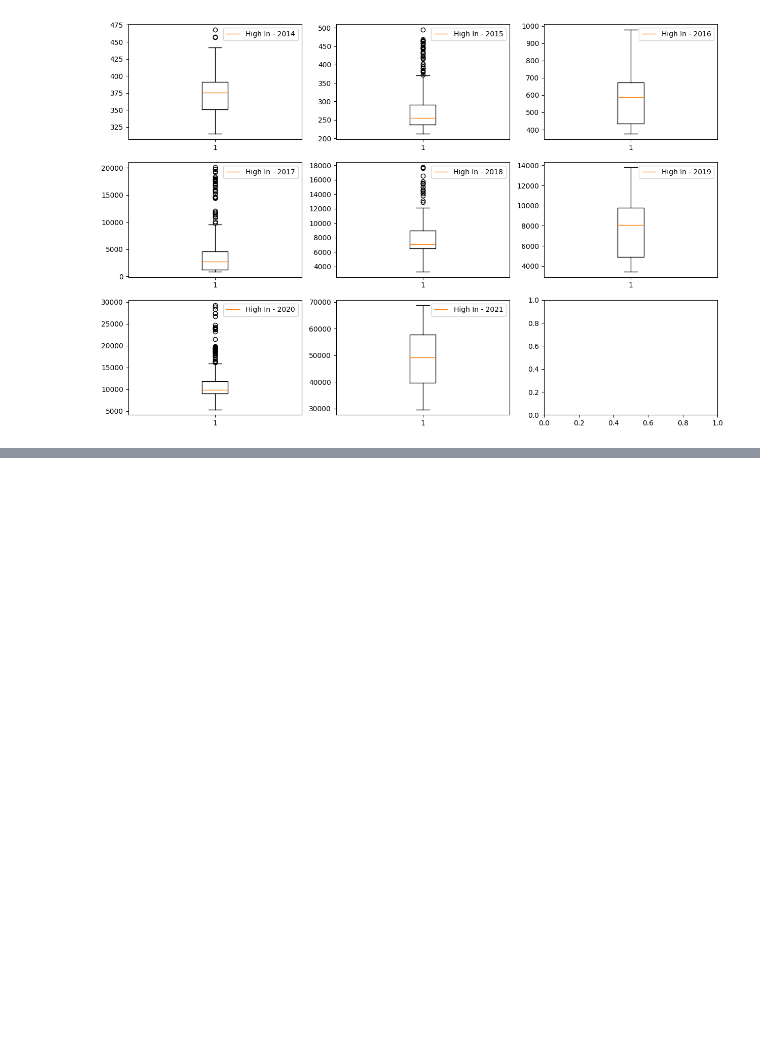
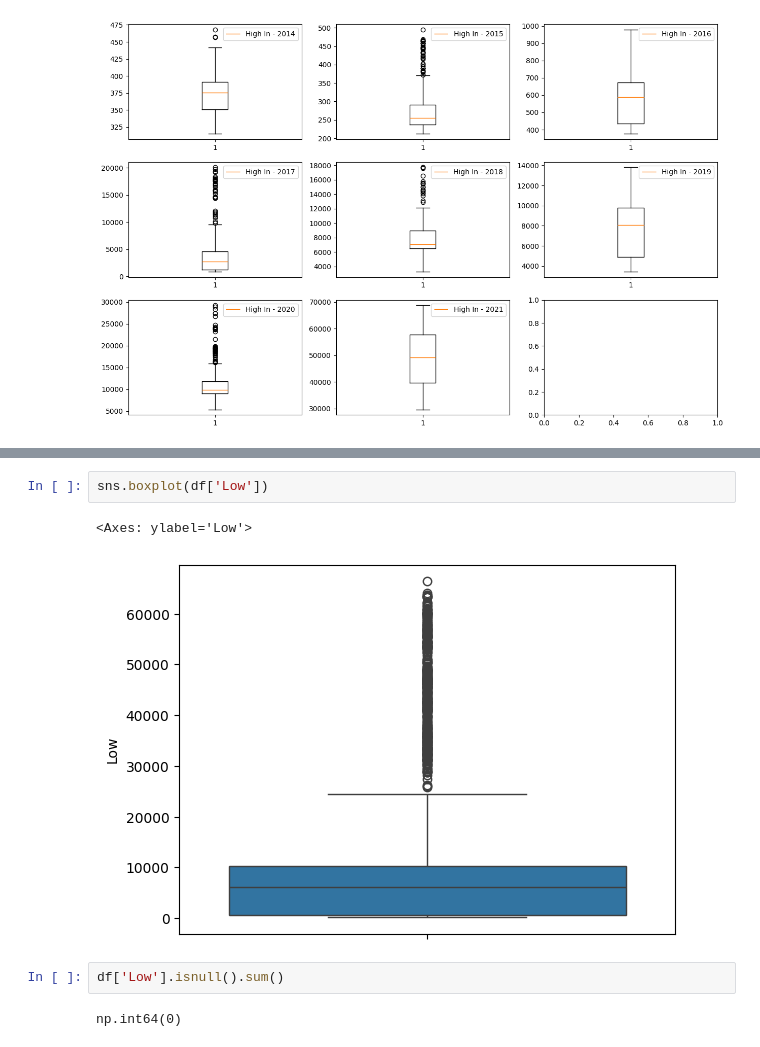
Before and after one commit to saaaaaaaaaaaaaad56/bitcoin-price-prediction, a Jupyter notebook: code.ipynb, the cells around one changed output, grey strips where cells are left out. Cells and saved outputs as stored; diff of their text form; blank space fills up the shorter version.

```diff
--- a/code.ipynb
+++ b/code.ipynb
@@ -182,0 +267,9 @@ plt.show()
+# %%
+sns.boxplot(df['Low'])
+# %% [output]
+<Axes: ylabel='Low'>
+[figure, added]
+# %%
+df['Low'].isnull().sum()
+# %% [output]
+np.int64(0)
```
Also changed, not shown: parts of 18 cells of this notebook.
